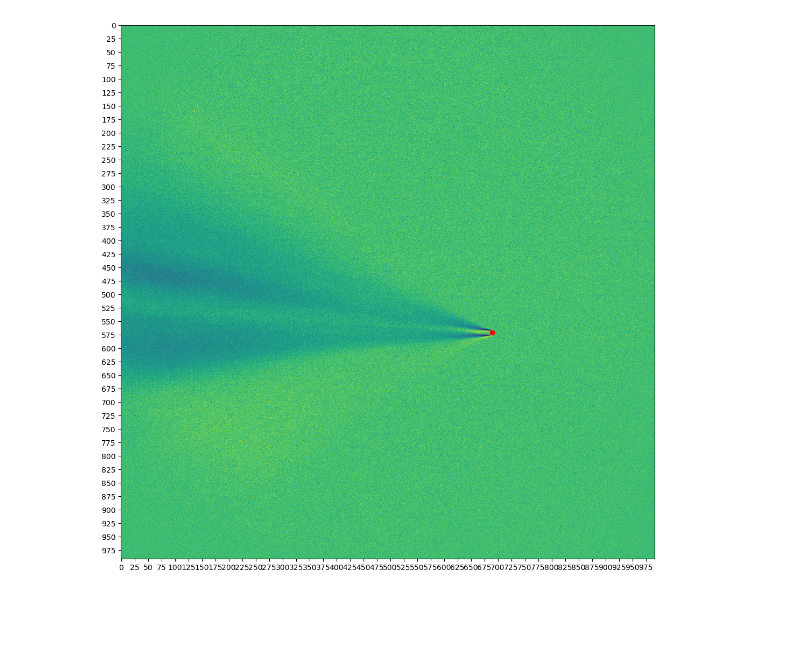
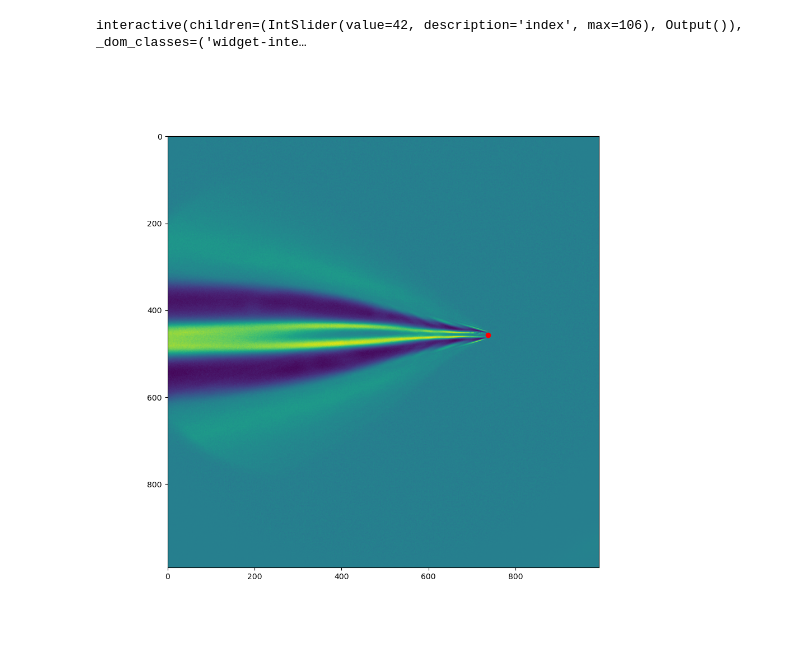
Before and after one commit to outofculture/pipette-detection, a Jupyter notebook: make_templates.ipynb, the cells around one changed output. Drawn from its saved outputs; the diff is of its cells as text; code cells hidden in the pictures; blank space fills up the shorter version.

Commit message:
fixes to training data generator

```diff
--- a/make_templates.ipynb
+++ b/make_templates.ipynb
@@ -9,6 +10,12 @@ yaw_angle = 1.6  # degrees, from manipulator calibration
 data_path = 'template_data/'
 pip_data_path = data_path + 'pipette_data/'
 noise_data_path = data_path + 'background_data/'
-pip_data_files = sorted(glob.glob(pip_data_path + '*/*.ma'))
+pip_data_files = sorted(glob.glob(pip_data_path + '*/pipette/*.ma'))
+bg_data_files = sorted(glob.glob(pip_data_path + '*/background/*.ma'))
+
+pips = []
+for pip, bg in zip(pip_data_files, bg_data_files):
+    pips.append({'pip_file': pip, 'bg_file': bg})
+
 noise_data_files = sorted(glob.glob(noise_data_path + '*/*.ma'))
 # %%
@@ -40,0 +68,4 @@ z_step_size
+# %%
+fig, ax = plt.subplots(len(pips), 1, figsize=(4, 12))
+for i, pip in enumerate(pips):
+    ax[i].plot(pip['z_vals'])
@@ -41,27 +74,41 @@ z_step_size
 # %%
+import ipywidgets
+
 # manually extracted tip positions
-tips = [
-    (110, 476, 712),
-    (155, 526, 691),
-    (152, 571, 689),
-    (155, 479, 680),
-    (155, 478, 664),
-    (154, 478, 664),
-]
+tips = {
+    'template_data/pipette_data/01/pipette/z_stack_000.ma': (42, 457, 737),  # 0
+    'template_data/pipette_data/02/pipette/z_stack_000.ma': (65, 942, 1270), # 1
+    'template_data/pipette_data/03/pipette/image_000.ma': (107, 478, 712),   # 2
+    'template_data/pipette_data/04/pipette/image_000.ma': (155, 529, 691),   # 3
+    'template_data/pipette_data/05/pipette/image_000.ma': (153, 572, 688),   # 4
+    'template_data/pipette_data/06/pipette/image_000.ma': (154, 479, 681),   # 5
+    'template_data/pipette_data/07/pipette/image_000.ma': (153, 480, 665),         # 6
+    'template_data/pipette_data/08/pipette/image_000.ma': (154, 480, 661),         # 7
+}
+for pip in pips:
+    pip['tip_pos'] = tips[pip['pip_file']]
 
 # which template to display below
-i = 2
+i = 0
 
-fig, ax = plt.subplots(figsize=(12.88, 12.88))
-tip = tips[i]
-img = pips[i][tip[0]]
-ax.imshow(img)
+fig, ax = plt.subplots(figsize=(10, 10))
+tip = pips[i]['tip_pos']
+img = pips[i]['pip']
+imshw = ax.imshow(img[tip[0]])
 ax.scatter(tip[2], tip[1], color='r')
-spacing = 25
-ax.set_xticks(range(0, img.shape[1], spacing));
-ax.set_yticks(range(0, img.shape[0], spacing));
+# spacing = 25
+# ax.set_xticks(range(0, img.shape[2], spacing));
+# ax.set_yticks(range(0, img.shape[1], spacing));
+
+
+def update(index=tip[0]):
+    imshw.set_data(img[index])
+    fig.canvas.draw_idle()
+
+ipywidgets.interact(update, index=(0, img.shape[0]-1, 1));
 # %% [output]
+interactive(children=(IntSlider(value=42, description='index', max=106), Output()), _dom_classes=('widget-inte…
-[figure, old version]
+[figure, new version]
 # %%
 # remove noise
 
```
Also changed, not shown: parts of 9 cells of this notebook, 2 other files.
